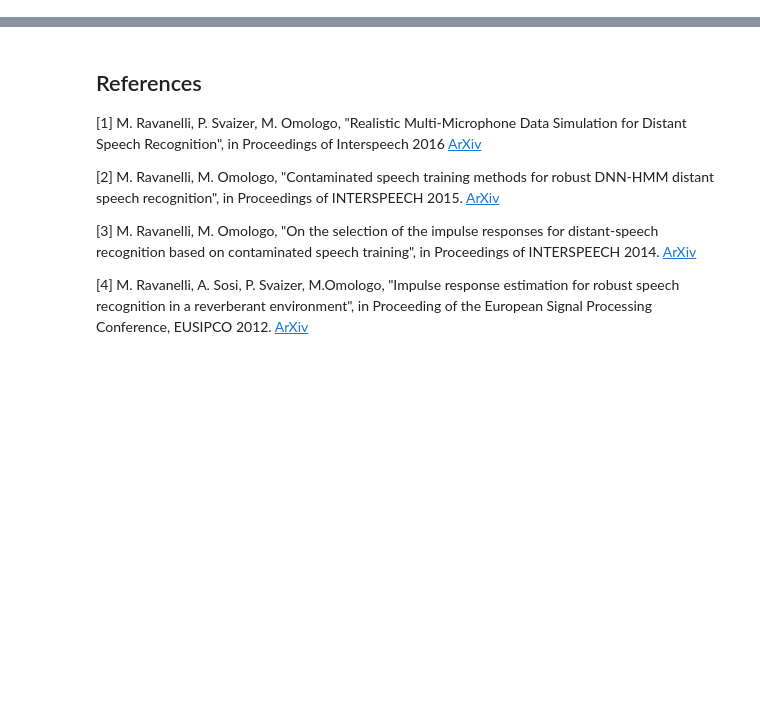
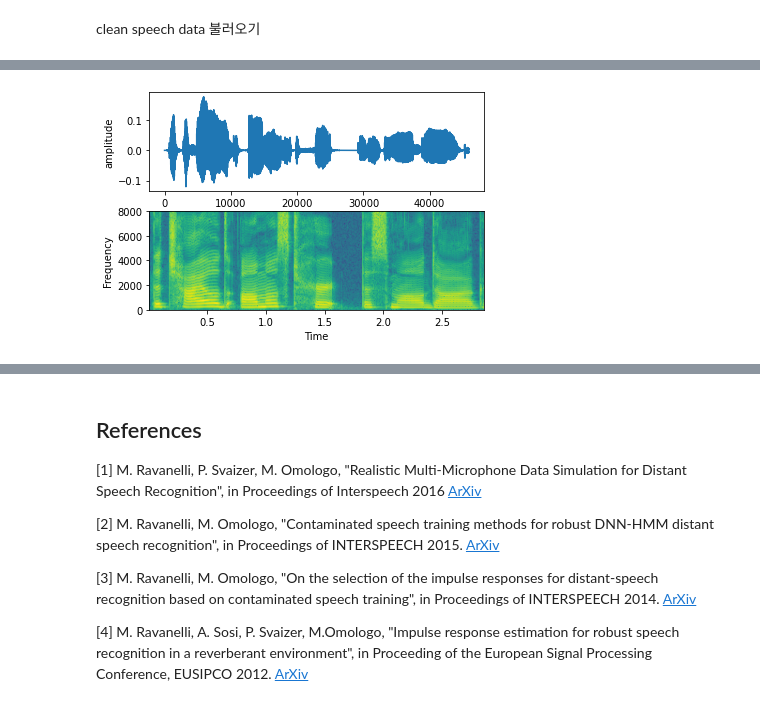
Before and after one commit to Yugi-Seong/AudioDataAugumentation-, a Jupyter notebook: EnvironmentalCorruption.ipynb, the cells around one changed output, grey strips where cells are left out. Drawn from its saved outputs; the diff is of its cells as text; code cells hidden in the pictures; blank space fills up the shorter version.

```diff
--- a/EnvironmentalCorruption.ipynb
+++ b/EnvironmentalCorruption.ipynb
@@ -197,0 +36,41 @@ There are other types of distortions that can be used to perform speech augmenta
+# %% [markdown]
+clean speech data 불러오기
+# %%
+# 시각화 라이브러리
+import matplotlib.pyplot as plt
+
+# 데이터 로딩 및 데이터 전처리
+# speechbrain 공식문서 : https://speechbrain.readthedocs.io/en/latest/index.html
+from speechbrain.dataio.dataio import read_audio
+
+# python 에 대한 대화형 인터페이스 제공
+# https://ipython.org/ipython-doc/3/api/generated/IPython.display.html?highlight=audio#IPython.display.Audio
+from IPython.display import Audio
+
+# https://speechbrain.readthedocs.io/en/latest/API/speechbrain.dataio.dataio.html#speechbrain.dataio.dataio.read_audio
+clean = read_audio('spk1_snt1.wav').squeeze()
+# print(clean)
+
+# Plots
+# https://matplotlib.org/stable/api/_as_gen/matplotlib.pyplot.subplot.html?highlight=subplot#matplotlib.pyplot.subplot
+# subplot(nrows, ncols, plot_number) => nrows=2 ncols=1 plot_number=1
+# => 2행 x 1열의 개념적 그리드에서 상단 플롯(즉, 첫 번째)을 나타내는 그림의 하위 축을 생성
+plt.subplot(211)
+plt.plot(clean)
+plt.xlabel('Time')
+plt.ylabel('amplitude')
+
+plt.subplot(212)
+# https://matplotlib.org/stable/api/_as_gen/matplotlib.pyplot.specgram.html?highlight=specgram#matplotlib.pyplot.specgram
+plt.specgram(clean,Fs=16000)
+# => clean data 의 spectrogram plotting
+plt.xlabel('Time')
+plt.ylabel('Frequency')
+
+Audio(clean, rate=16000)
+# rate : The sampling rate of the raw data
+# sample rate : 소리 (아날로그 신호) -> 숫자 (디지털 신호)
+# 16khz : 1초당 16000 번의 samples 를 기록
+
+# https://matplotlib.org/stable/api/_as_gen/matplotlib.pyplot.specgram.html
+# %% [output]
@@ -197,0 +78 @@ There are other types of distortions that can be used to perform speech augmenta
+[figure, added]
```
Also changed, not shown: parts of 50 cells of this notebook.
